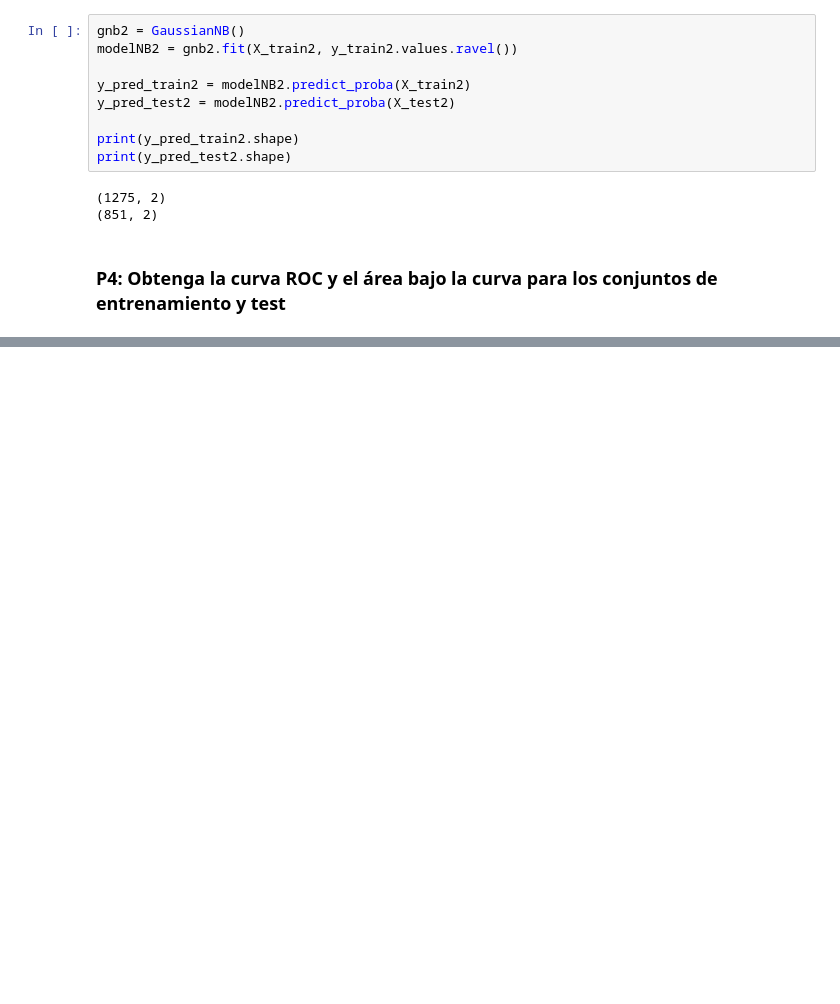
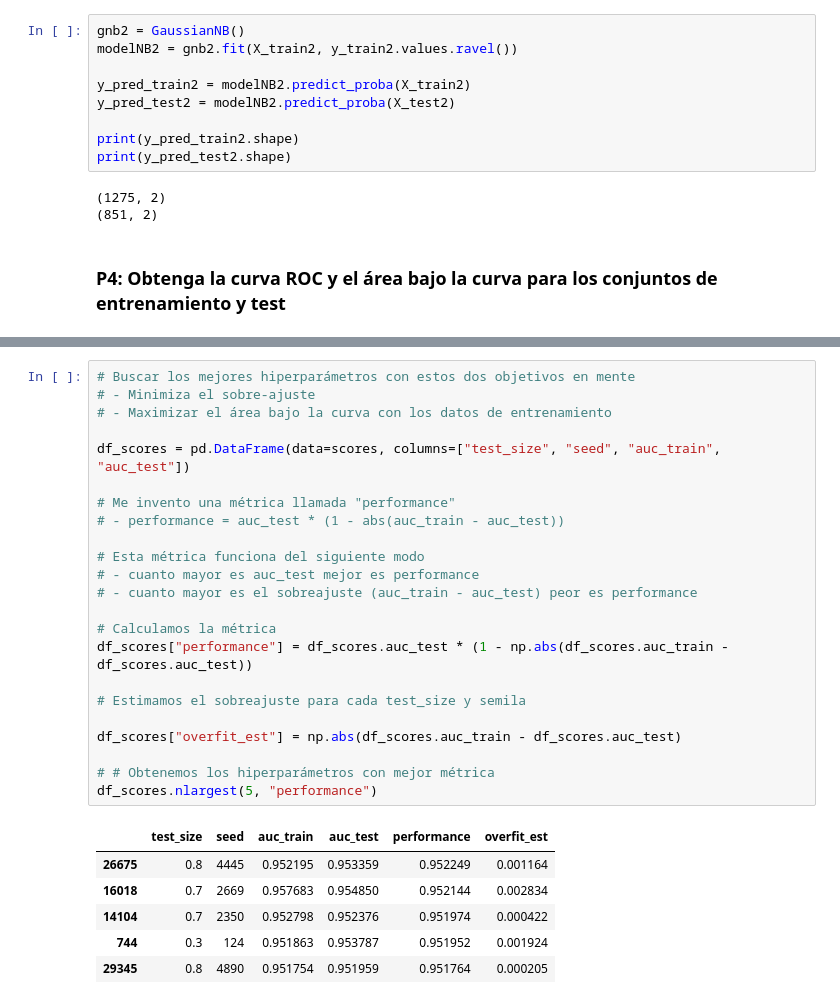
Before and after one commit to tuxsy/iebs-master-data-science, a Jupyter notebook: m04/c2/sprint/SaludFeto_AlgoritmoNaiveBayes.ipynb, the cells around one changed output, grey strips where cells are left out. Drawn from its saved outputs; the diff is of its cells as text; blank space fills up the shorter version.

```diff
--- a/m04/c2/sprint/SaludFeto_AlgoritmoNaiveBayes.ipynb
+++ b/m04/c2/sprint/SaludFeto_AlgoritmoNaiveBayes.ipynb
@@ -424,0 +442,30 @@ plot_ROC(y_train2, y_test2, y_pred_train2, y_pred_test2)
+# %%
+# Buscar los mejores hiperparámetros con estos dos objetivos en mente
+# - Minimiza el sobre-ajuste
+# - Maximizar el área bajo la curva con los datos de entrenamiento
+
+df_scores = pd.DataFrame(data=scores, columns=["test_size", "seed", "auc_train", "auc_test"])
+
+# Me invento una métrica llamada "performance"
+# - performance = auc_test * (1 - abs(auc_train - auc_test))
+
+# Esta métrica funciona del siguiente modo
+# - cuanto mayor es auc_test mejor es performance
+# - cuanto mayor es el sobreajuste (auc_train - auc_test) peor es performance
+
+# Calculamos la métrica
+df_scores["performance"] = df_scores.auc_test * (1 - np.abs(df_scores.auc_train - df_scores.auc_test))
+
+# Estimamos el sobreajuste para cada test_size y semila
+
+df_scores["overfit_est"] = np.abs(df_scores.auc_train - df_scores.auc_test)
+
+# # Obtenemos los hiperparámetros con mejor métrica
+df_scores.nlargest(5, "performance")
+# %% [output]
+|  | test_size | seed | auc_train | auc_test | performance | overfit_est |
+| 26675 | 0.8 | 4445 | 0.952195 | 0.953359 | 0.952249 | 0.001164 |
+| 16018 | 0.7 | 2669 | 0.957683 | 0.954850 | 0.952144 | 0.002834 |
+| 14104 | 0.7 | 2350 | 0.952798 | 0.952376 | 0.951974 | 0.000422 |
+| 744 | 0.3 | 124 | 0.951863 | 0.953787 | 0.951952 | 0.001924 |
+| 29345 | 0.8 | 4890 | 0.951754 | 0.951959 | 0.951764 | 0.000205 |
```
Also changed, not shown: parts of 19 cells of this notebook.
